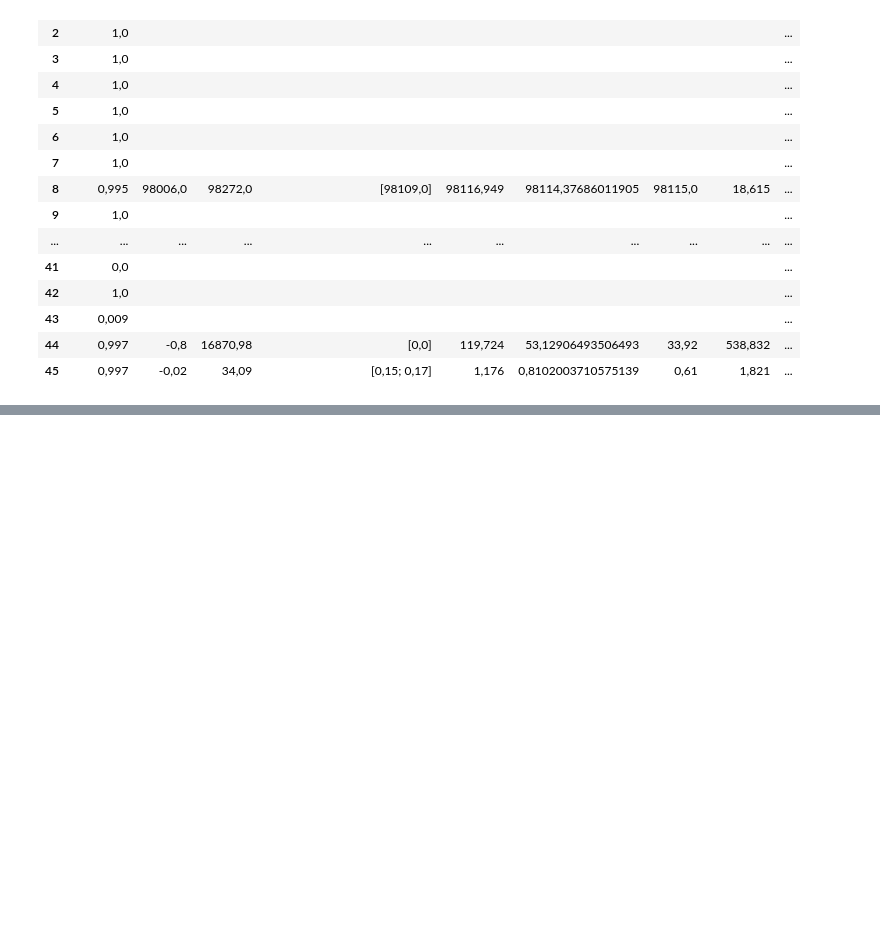
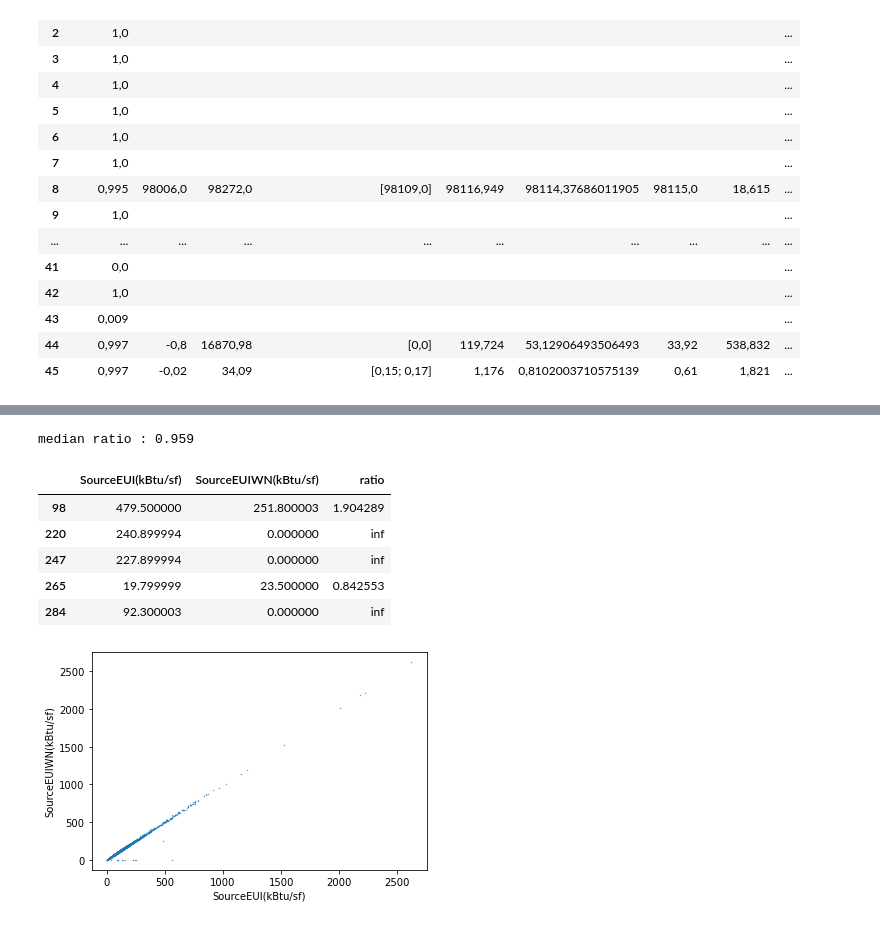
Before and after one commit to Franck-PepperLabs/pepper_carbon-neutral_seattle, a Jupyter notebook: jupyter/scratchpad.ipynb, the cells around one changed output, grey strips where cells are left out. Cells and saved outputs as stored; diff of their text form; code cells hidden in the pictures; blank space fills up the shorter version.

```diff
--- a/jupyter/scratchpad.ipynb
+++ b/jupyter/scratchpad.ipynb
@@ -265,0 +376,11 @@ data_gsheet_report(data_on_data, spread, 'data_dict')
+# %%
+assert_const_ratio('SourceEUI(kBtu/sf)', 'SourceEUIWN(kBtu/sf)')
+# %% [output]
+median ratio : 0.959
+|  | SourceEUI(kBtu/sf) | SourceEUIWN(kBtu/sf) | ratio |
+| 98 | 479.500000 | 251.800003 | 1.904289 |
+| 220 | 240.899994 | 0.000000 | inf |
+| 247 | 227.899994 | 0.000000 | inf |
+| 265 | 19.799999 | 23.500000 | 0.842553 |
+| 284 | 92.300003 | 0.000000 | inf |
+[figure, added]
```
Also changed, not shown: parts of 52 cells of this notebook.
